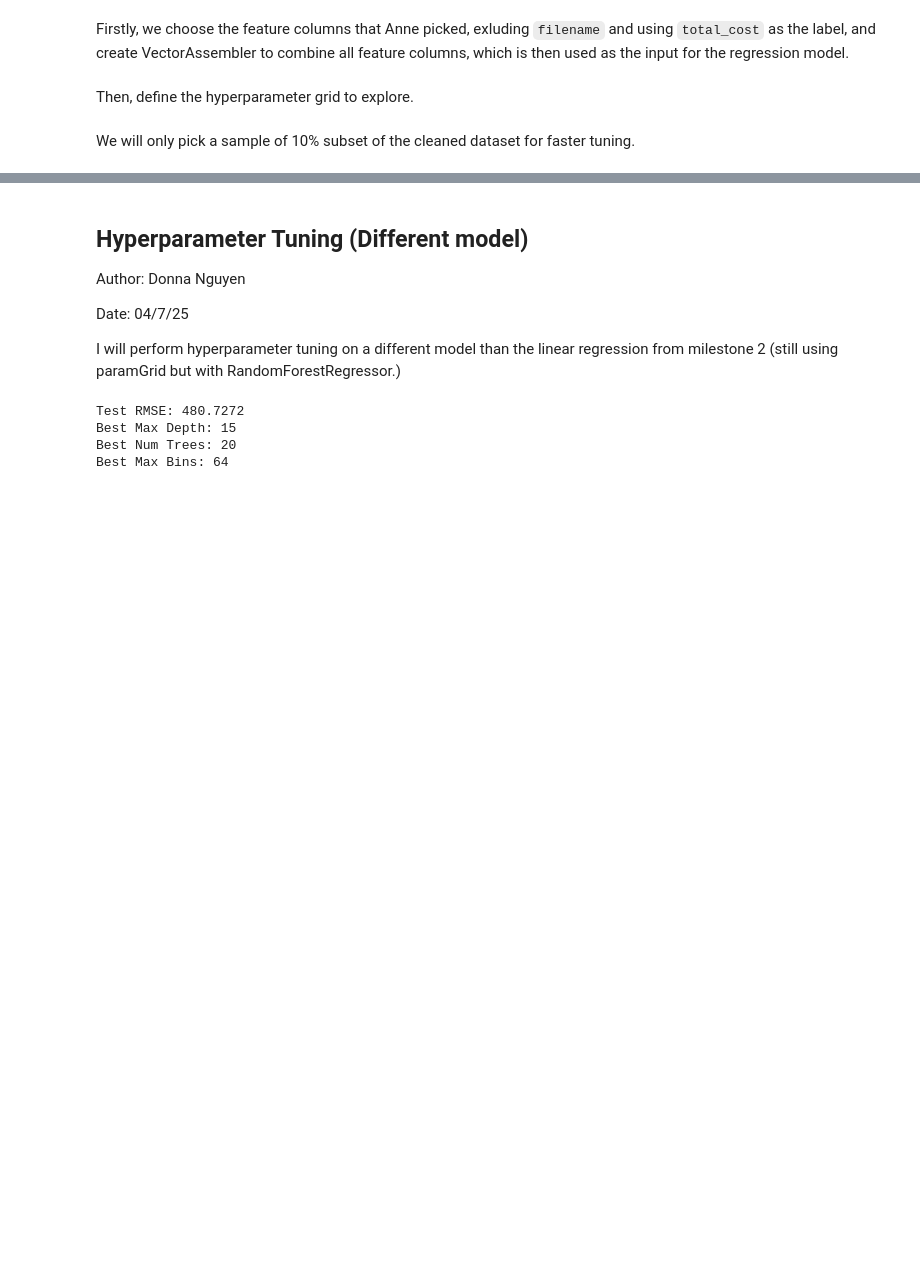
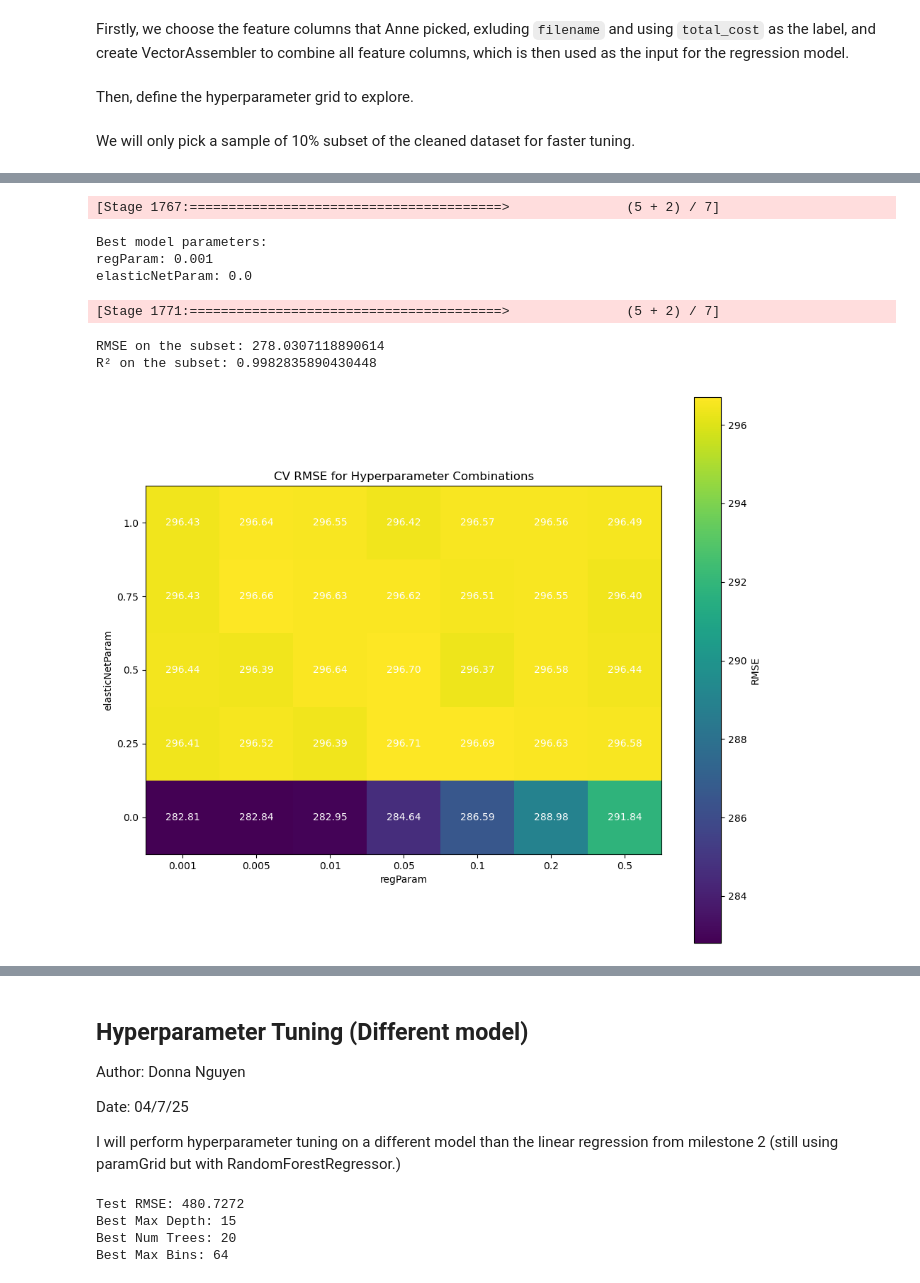
Before and after one commit to atumlin/DS5460_FinalProject, a Jupyter notebook: Milestone3.ipynb, the cells around one changed output, grey strips where cells are left out. Cells and saved outputs as stored; diff of their text form; code cells hidden in the pictures; blank space fills up the shorter version.

```diff
--- a/Milestone3.ipynb
+++ b/Milestone3.ipynb
@@ -731,0 +772,4 @@ Overall, `regParam = 0.1` and `elasticNetParam = 1.0` is the best configuration
+# %%
+lr = LinearRegression(featuresCol="features", labelCol="total_cost")
+
+pipeline = Pipeline(stages=[assembler, lr])
@@ -731,0 +790,55 @@ Overall, `regParam = 0.1` and `elasticNetParam = 1.0` is the best configuration
+# %%
+cv = CrossValidator(estimator=pipeline,
+                    estimatorParamMaps=paramGrid,
+                    evaluator=evaluator,
+                    collectSubModels=True,
+                    numFolds=3)
+
+cvModel = cv.fit(df_subset)
+
+bestModel = cvModel.bestModel
+best_lr = bestModel.stages[-1]
+
+print("Best model parameters:")
+print("regParam:", best_lr._java_obj.getRegParam())
+print("elasticNetParam:", best_lr._java_obj.getElasticNetParam())
+# %% [output]
+[Stage 1767:========================================>               (5 + 2) / 7]
+Best model parameters:
+regParam: 0.001
+elasticNetParam: 0.0
+# %%
+# Evaluate the best model on the subset using RMSE and R2
+rmse = evaluator.evaluate(bestModel.transform(df_subset))
+r2 = r2_evaluator.evaluate(bestModel.transform(df_subset))
+print("RMSE on the subset:", rmse)
+print("R² on the subset:", r2)
+# %% [output]
+[Stage 1771:========================================>               (5 + 2) / 7]
+RMSE on the subset: 278.0307118890614
+R² on the subset: 0.9982835890430448
+# %%
+avg_metrics = cvModel.avgMetrics
+
+rmse_matrix = np.array(avg_metrics).reshape(len(regParam_values), len(elasticNetParam_values))
+
+rmse_matrix = rmse_matrix.T
+
+plt.figure(figsize=(10, 8))
+im = plt.imshow(rmse_matrix, cmap='viridis', origin='lower')
+plt.xticks(np.arange(len(regParam_values)), regParam_values)
+plt.yticks(np.arange(len(elasticNetParam_values)), elasticNetParam_values)
+plt.xlabel('regParam')
+plt.ylabel('elasticNetParam')
+plt.title('CV RMSE for Hyperparameter Combinations')
+cbar = plt.colorbar(im)
+cbar.set_label('RMSE')
+
+for i in range(len(elasticNetParam_values)):
+    for j in range(len(regParam_values)):
+        plt.text(j, i, f"{rmse_matrix[i, j]:.2f}", ha="center", va="center", color="white")
+
+plt.tight_layout()
+plt.show()
+# %% [output]
+[figure, added]
```
Also changed, not shown: parts of 34 cells of this notebook.
